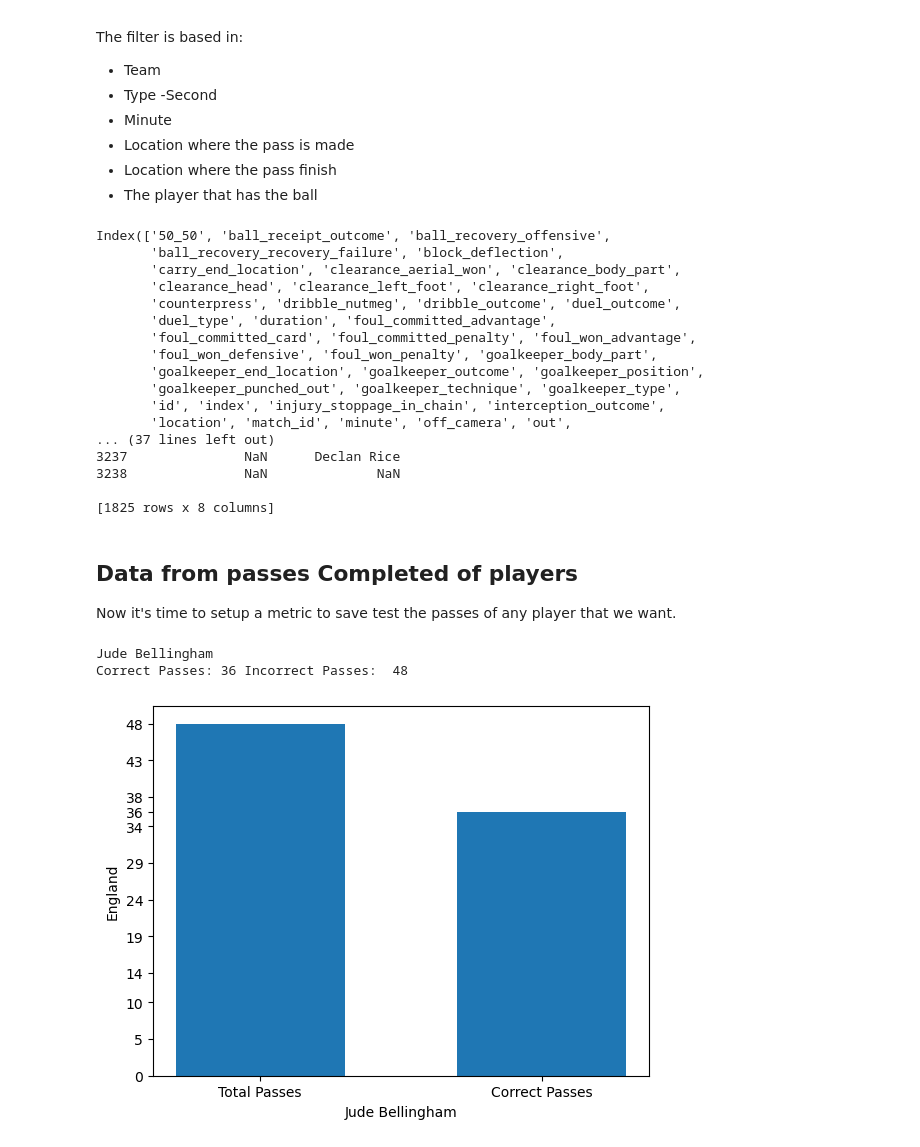
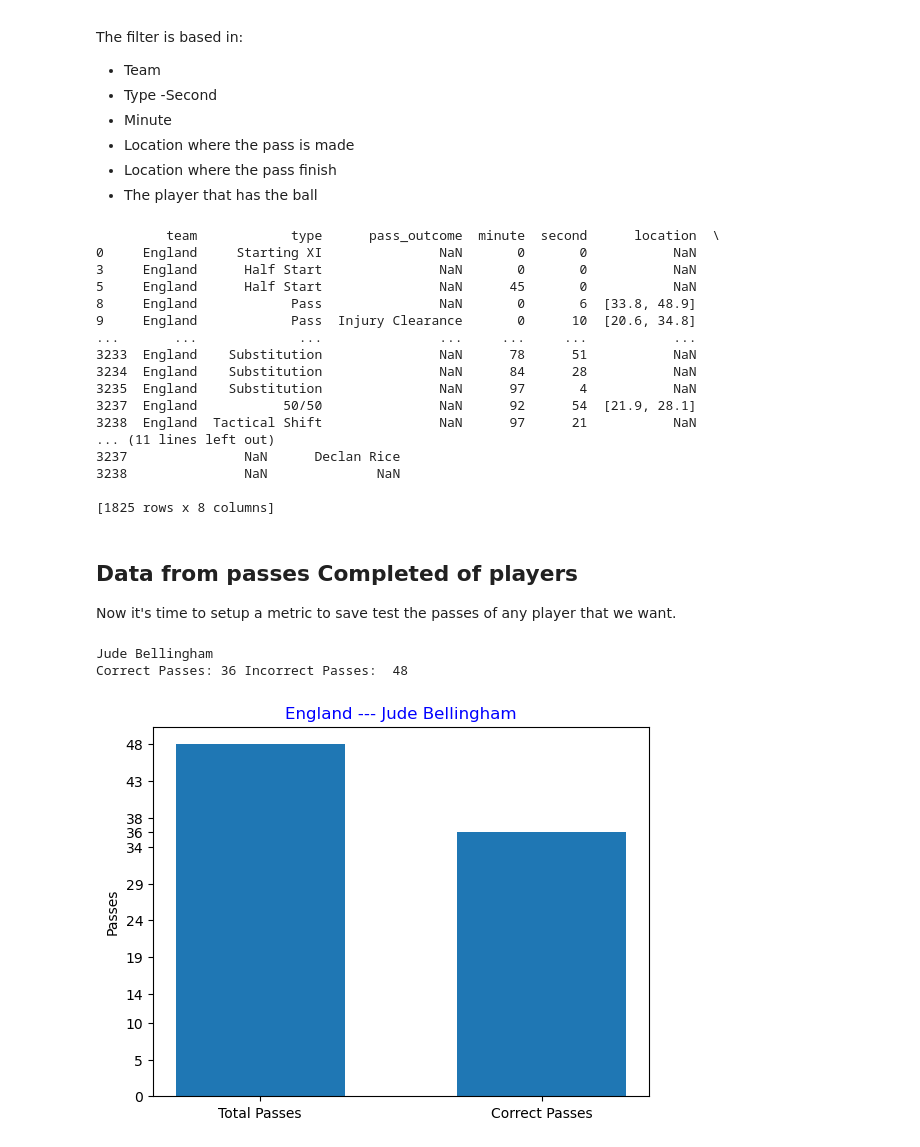
Before and after one commit to danirssx/data_practices, a Jupyter notebook: passes.ipynb, the cells around one changed output. Drawn from its saved outputs; the diff is of its cells as text; code cells hidden in the pictures.

```diff
--- a/passes.ipynb
+++ b/passes.ipynb
@@ -85,22 +85,21 @@ match_id = 3869354
 test_match = sb.events(match_id=match_id)
 england = test_match[['team', 'type', 'pass_outcome', 'minute', 'second', 'location', 'pass_end_location', 'player']][test_match['team'] == 'England']
 
-print(test_match.columns)
 print(england)
 # %% [output]
-Index(['50_50', 'ball_receipt_outcome', 'ball_recovery_offensive',
-       'ball_recovery_recovery_failure', 'block_deflection',
-       'carry_end_location', 'clearance_aerial_won', 'clearance_body_part',
-       'clearance_head', 'clearance_left_foot', 'clearance_right_foot',
-       'counterpress', 'dribble_nutmeg', 'dribble_outcome', 'duel_outcome',
-       'duel_type', 'duration', 'foul_committed_advantage',
-       'foul_committed_card', 'foul_committed_penalty', 'foul_won_advantage',
-       'foul_won_defensive', 'foul_won_penalty', 'goalkeeper_body_part',
-       'goalkeeper_end_location', 'goalkeeper_outcome', 'goalkeeper_position',
-       'goalkeeper_punched_out', 'goalkeeper_technique', 'goalkeeper_type',
-       'id', 'index', 'injury_stoppage_in_chain', 'interception_outcome',
-       'location', 'match_id', 'minute', 'off_camera', 'out',
-... (37 lines left out)
+         team            type      pass_outcome  minute  second      location  \
+0     England     Starting XI               NaN       0       0           NaN
+3     England      Half Start               NaN       0       0           NaN
+5     England      Half Start               NaN      45       0           NaN
+8     England            Pass               NaN       0       6  [33.8, 48.9]
+9     England            Pass  Injury Clearance       0      10  [20.6, 34.8]
+...       ...             ...               ...     ...     ...           ...
+3233  England    Substitution               NaN      78      51           NaN
+3234  England    Substitution               NaN      84      28           NaN
+3235  England    Substitution               NaN      97       4           NaN
+3237  England           50/50               NaN      92      54  [21.9, 28.1]
+3238  England  Tactical Shift               NaN      97      21           NaN
+... (11 lines left out)
 3237               NaN      Declan Rice
 3238               NaN              NaN
 
@@ -111,32 +110,34 @@ Now it's time to setup a metric to save test the passes of any player that we wa
 # %%
 # Here I will put data from Jude Bellingham
 test_player = england[england['player'] == 'Jude Bellingham'].reset_index()
 
 # Filtering the correct passes
 passes_correct = test_player[np.logical_and(pd.isna(test_player['pass_outcome']), test_player['type'] == 'Pass')]
 passes_general = test_player[test_player['type'] == 'Pass']
 
 categories = ['Total Passes', 'Correct Passes']
 items = [len(passes_general), len(passes_correct)]
 
 # Adding the values of the y AXIS
 y_values = np.arange(0, len(passes_general)+1, step=len(passes_general) / 10)
 y_values = np.append(y_values, len(passes_correct))
 
 # print('Passes Correct:', len(passes_correct), 'Passes in General:', passes_general)
 plt.bar(categories, items, width=0.6)
-plt.xlabel(test_player['player'][0])
-plt.ylabel(test_player['team'][0])
+plt.ylabel("Passes")
+
+#Title
+plt.title(test_player['team'][0] +  ' --- ' + test_player['player'][0], color='blue')
 
 # We round the values of the Y axis
 plt.yticks(np.round(y_values))
 
 #Print the name of the player:
 print(test_player['player'][0])
 
 # Correct passes and incorrect:
 print('Correct Passes:', len(passes_correct), 'Incorrect Passes: ', len(passes_general))
 # %% [output]
 Jude Bellingham
 Correct Passes: 36 Incorrect Passes:  48
-[figure, old version]
+[figure, new version]
```
Also changed, not shown: parts of 3 cells of this notebook.
